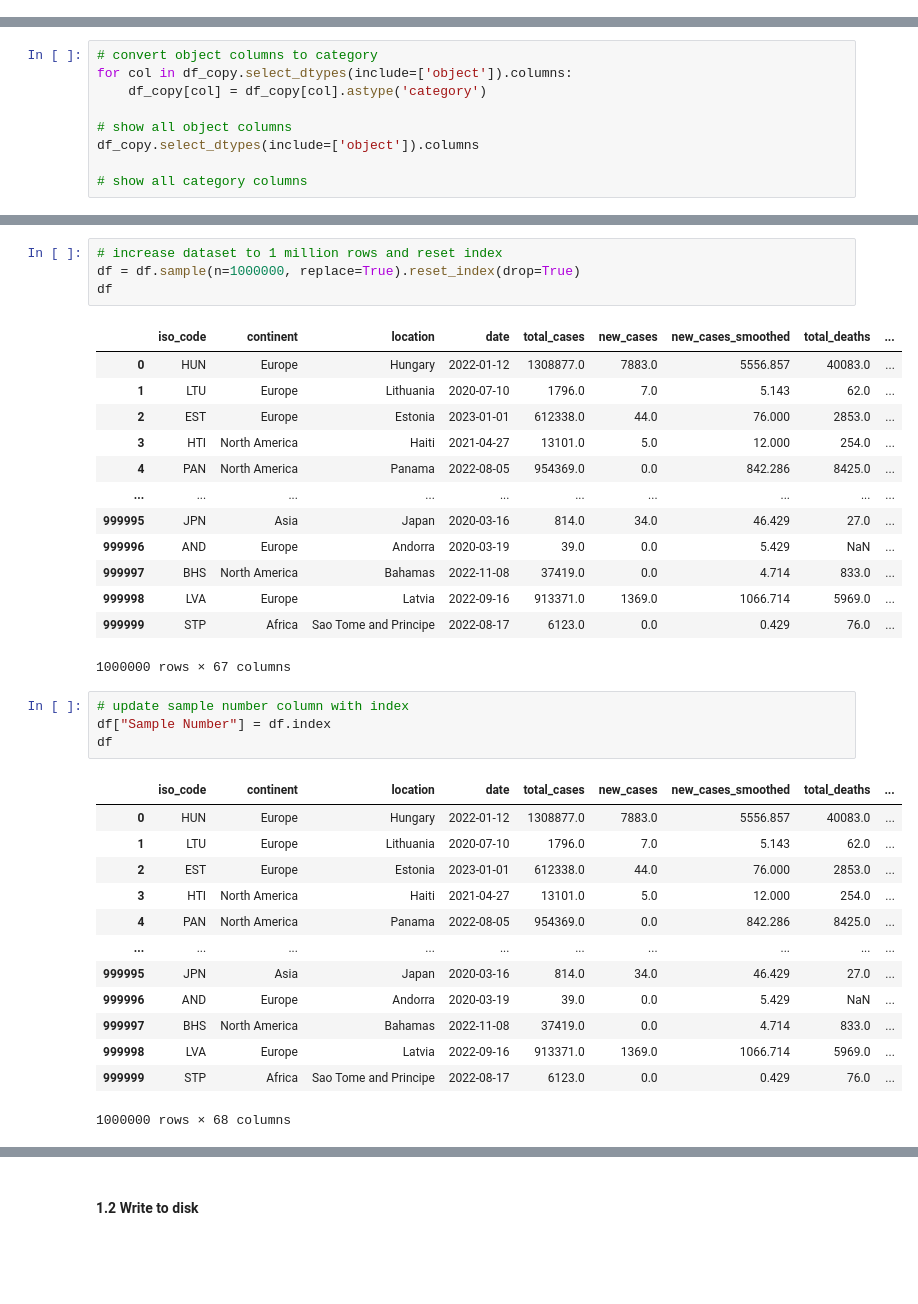
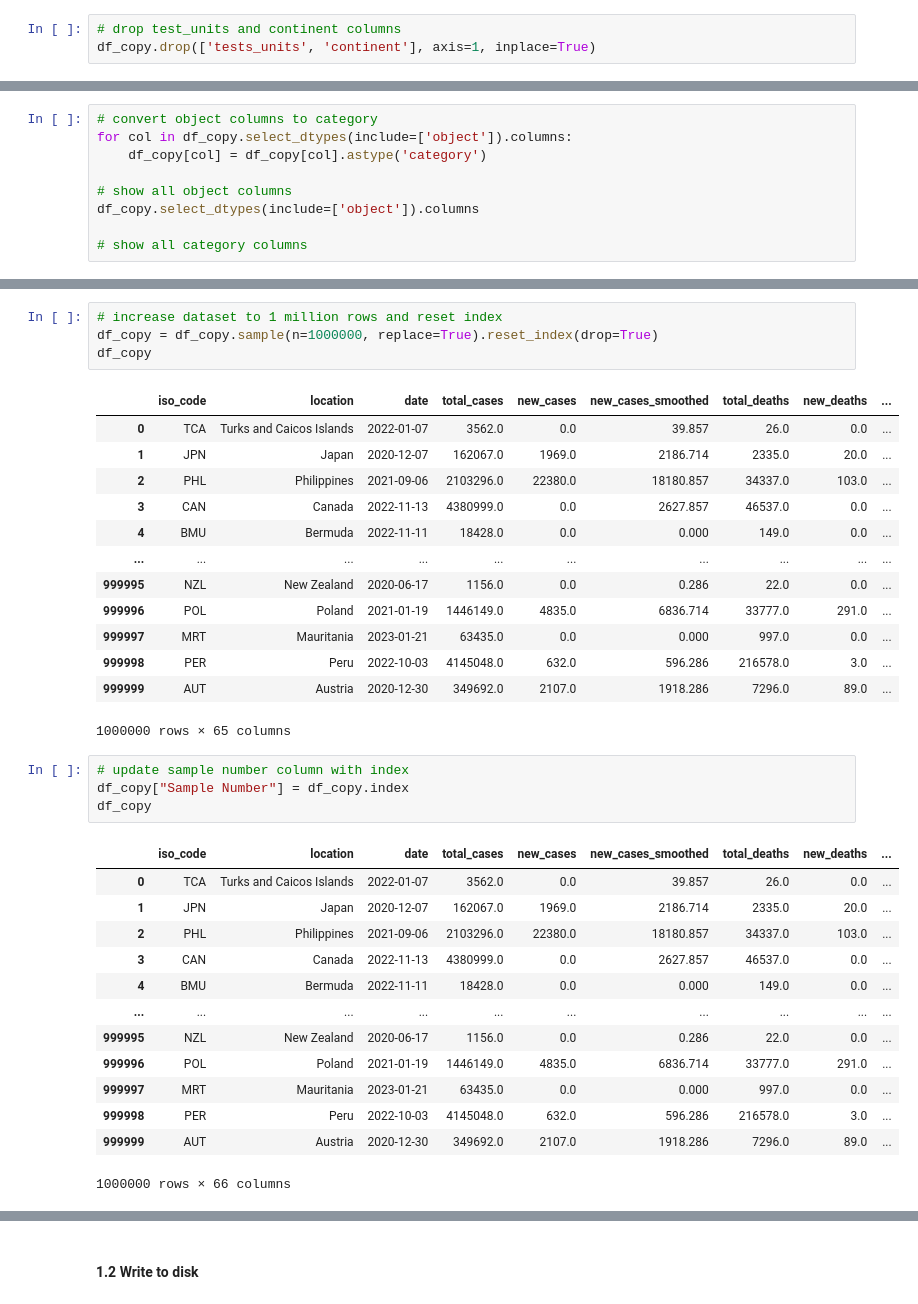
Before and after one commit to tenkara/hf-nlp, a Jupyter notebook: 5-datasets/4-experiment-arrow-parquet-csv-comparison.ipynb, the cells around one changed output, grey strips where cells are left out. Cells and saved outputs as stored; diff of their text form; blank space fills up the shorter version.

```diff
--- a/5-datasets/4-experiment-arrow-parquet-csv-comparison.ipynb
+++ b/5-datasets/4-experiment-arrow-parquet-csv-comparison.ipynb
@@ -65,0 +127,3 @@ Index(['iso_code', 'continent', 'location', 'date', 'tests_units'], dtype='objec
+# %%
+# drop test_units and continent columns
+df_copy.drop(['tests_units', 'continent'], axis=1, inplace=True)
@@ -91,38 +171,38 @@ Length: 67, dtype: object
 # %%
 # increase dataset to 1 million rows and reset index
-df = df.sample(n=1000000, replace=True).reset_index(drop=True)
-df
+df_copy = df_copy.sample(n=1000000, replace=True).reset_index(drop=True)
+df_copy
 # %% [output]
-|  | iso_code | continent | location | date | total_cases | new_cases | new_cases_smoothed | total_deaths | ... |
-| 0 | HUN | Europe | Hungary | 2022-01-12 | 1308877.0 | 7883.0 | 5556.857 | 40083.0 | ... |
-| 1 | LTU | Europe | Lithuania | 2020-07-10 | 1796.0 | 7.0 | 5.143 | 62.0 | ... |
-| 2 | EST | Europe | Estonia | 2023-01-01 | 612338.0 | 44.0 | 76.000 | 2853.0 | ... |
-| 3 | HTI | North America | Haiti | 2021-04-27 | 13101.0 | 5.0 | 12.000 | 254.0 | ... |
-| 4 | PAN | North America | Panama | 2022-08-05 | 954369.0 | 0.0 | 842.286 | 8425.0 | ... |
+|  | iso_code | location | date | total_cases | new_cases | new_cases_smoothed | total_deaths | new_deaths | ... |
+| 0 | TCA | Turks and Caicos Islands | 2022-01-07 | 3562.0 | 0.0 | 39.857 | 26.0 | 0.0 | ... |
+| 1 | JPN | Japan | 2020-12-07 | 162067.0 | 1969.0 | 2186.714 | 2335.0 | 20.0 | ... |
+| 2 | PHL | Philippines | 2021-09-06 | 2103296.0 | 22380.0 | 18180.857 | 34337.0 | 103.0 | ... |
+| 3 | CAN | Canada | 2022-11-13 | 4380999.0 | 0.0 | 2627.857 | 46537.0 | 0.0 | ... |
+| 4 | BMU | Bermuda | 2022-11-11 | 18428.0 | 0.0 | 0.000 | 149.0 | 0.0 | ... |
 | ... | ... | ... | ... | ... | ... | ... | ... | ... | ... |
-| 999995 | JPN | Asia | Japan | 2020-03-16 | 814.0 | 34.0 | 46.429 | 27.0 | ... |
-| 999996 | AND | Europe | Andorra | 2020-03-19 | 39.0 | 0.0 | 5.429 | NaN | ... |
-| 999997 | BHS | North America | Bahamas | 2022-11-08 | 37419.0 | 0.0 | 4.714 | 833.0 | ... |
-| 999998 | LVA | Europe | Latvia | 2022-09-16 | 913371.0 | 1369.0 | 1066.714 | 5969.0 | ... |
-| 999999 | STP | Africa | Sao Tome and Principe | 2022-08-17 | 6123.0 | 0.0 | 0.429 | 76.0 | ... |
+| 999995 | NZL | New Zealand | 2020-06-17 | 1156.0 | 0.0 | 0.286 | 22.0 | 0.0 | ... |
+| 999996 | POL | Poland | 2021-01-19 | 1446149.0 | 4835.0 | 6836.714 | 33777.0 | 291.0 | ... |
+| 999997 | MRT | Mauritania | 2023-01-21 | 63435.0 | 0.0 | 0.000 | 997.0 | 0.0 | ... |
+| 999998 | PER | Peru | 2022-10-03 | 4145048.0 | 632.0 | 596.286 | 216578.0 | 3.0 | ... |
+| 999999 | AUT | Austria | 2020-12-30 | 349692.0 | 2107.0 | 1918.286 | 7296.0 | 89.0 | ... |
-1000000 rows × 67 columns
+1000000 rows × 65 columns
 # %%
 # update sample number column with index
-df["Sample Number"] = df.index
-df
+df_copy["Sample Number"] = df_copy.index
+df_copy
 # %% [output]
-|  | iso_code | continent | location | date | total_cases | new_cases | new_cases_smoothed | total_deaths | ... |
-| 0 | HUN | Europe | Hungary | 2022-01-12 | 1308877.0 | 7883.0 | 5556.857 | 40083.0 | ... |
-| 1 | LTU | Europe | Lithuania | 2020-07-10 | 1796.0 | 7.0 | 5.143 | 62.0 | ... |
-| 2 | EST | Europe | Estonia | 2023-01-01 | 612338.0 | 44.0 | 76.000 | 2853.0 | ... |
-| 3 | HTI | North America | Haiti | 2021-04-27 | 13101.0 | 5.0 | 12.000 | 254.0 | ... |
-| 4 | PAN | North America | Panama | 2022-08-05 | 954369.0 | 0.0 | 842.286 | 8425.0 | ... |
+|  | iso_code | location | date | total_cases | new_cases | new_cases_smoothed | total_deaths | new_deaths | ... |
+| 0 | TCA | Turks and Caicos Islands | 2022-01-07 | 3562.0 | 0.0 | 39.857 | 26.0 | 0.0 | ... |
+| 1 | JPN | Japan | 2020-12-07 | 162067.0 | 1969.0 | 2186.714 | 2335.0 | 20.0 | ... |
+| 2 | PHL | Philippines | 2021-09-06 | 2103296.0 | 22380.0 | 18180.857 | 34337.0 | 103.0 | ... |
+| 3 | CAN | Canada | 2022-11-13 | 4380999.0 | 0.0 | 2627.857 | 46537.0 | 0.0 | ... |
+| 4 | BMU | Bermuda | 2022-11-11 | 18428.0 | 0.0 | 0.000 | 149.0 | 0.0 | ... |
 | ... | ... | ... | ... | ... | ... | ... | ... | ... | ... |
-| 999995 | JPN | Asia | Japan | 2020-03-16 | 814.0 | 34.0 | 46.429 | 27.0 | ... |
-| 999996 | AND | Europe | Andorra | 2020-03-19 | 39.0 | 0.0 | 5.429 | NaN | ... |
-| 999997 | BHS | North America | Bahamas | 2022-11-08 | 37419.0 | 0.0 | 4.714 | 833.0 | ... |
-| 999998 | LVA | Europe | Latvia | 2022-09-16 | 913371.0 | 1369.0 | 1066.714 | 5969.0 | ... |
-| 999999 | STP | Africa | Sao Tome and Principe | 2022-08-17 | 6123.0 | 0.0 | 0.429 | 76.0 | ... |
+| 999995 | NZL | New Zealand | 2020-06-17 | 1156.0 | 0.0 | 0.286 | 22.0 | 0.0 | ... |
+| 999996 | POL | Poland | 2021-01-19 | 1446149.0 | 4835.0 | 6836.714 | 33777.0 | 291.0 | ... |
+| 999997 | MRT | Mauritania | 2023-01-21 | 63435.0 | 0.0 | 0.000 | 997.0 | 0.0 | ... |
+| 999998 | PER | Peru | 2022-10-03 | 4145048.0 | 632.0 | 596.286 | 216578.0 | 3.0 | ... |
+| 999999 | AUT | Austria | 2020-12-30 | 349692.0 | 2107.0 | 1918.286 | 7296.0 | 89.0 | ... |
-1000000 rows × 68 columns
+1000000 rows × 66 columns
 # %%
 # show missing values in dataset
```
Also changed, not shown: parts of 16 cells of this notebook.
